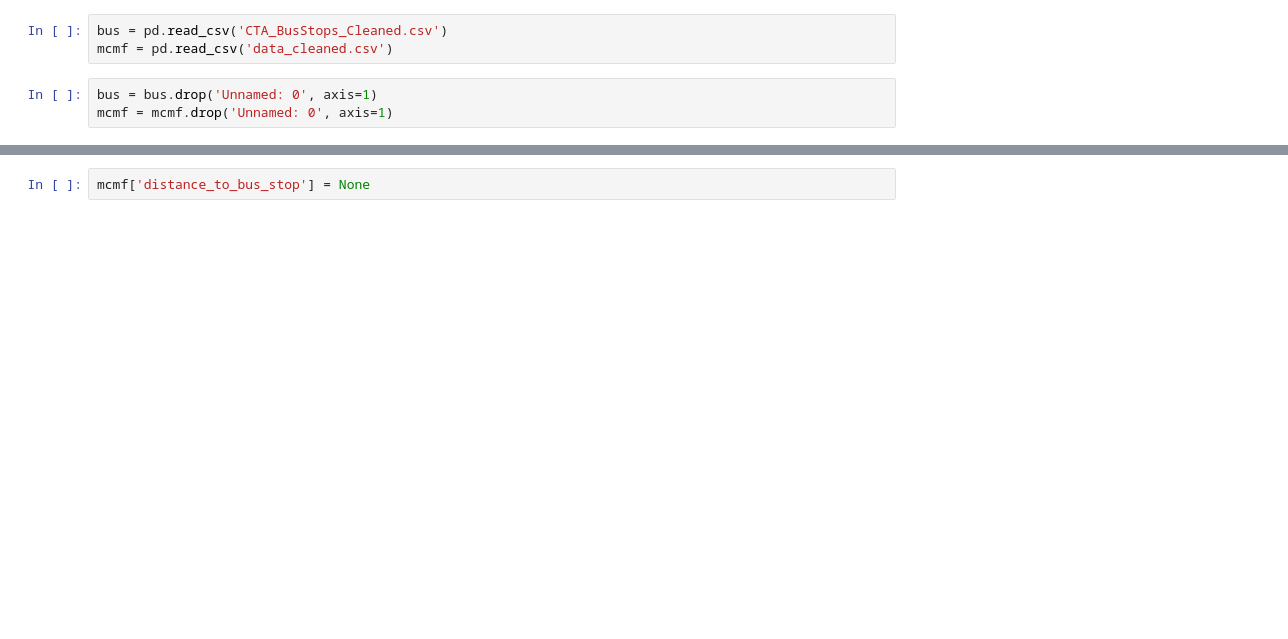
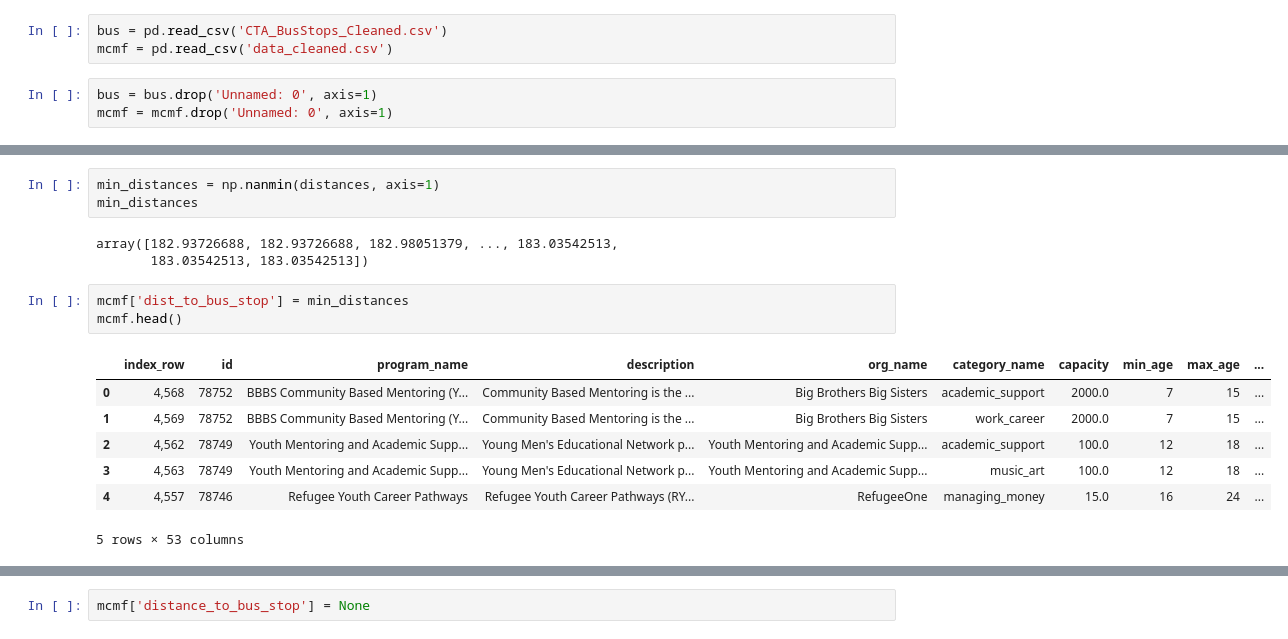
Before and after one commit to ada-zhong/STAT-390-Project, a Jupyter notebook: MCMF/Longitude Latitude Calculations.ipynb, the cells around one changed output, grey strips where cells are left out. Cells and saved outputs as stored; diff of their text form; blank space fills up the shorter version.

```diff
--- a/MCMF/Longitude Latitude Calculations.ipynb
+++ b/MCMF/Longitude Latitude Calculations.ipynb
@@ -9,0 +57,17 @@ mcmf = mcmf.drop('Unnamed: 0', axis=1)
+# %%
+min_distances = np.nanmin(distances, axis=1)
+min_distances
+# %% [output]
+array([182.93726688, 182.93726688, 182.98051379, ..., 183.03542513,
+       183.03542513, 183.03542513])
+# %%
+mcmf['dist_to_bus_stop'] = min_distances
+mcmf.head()
+# %% [output]
+|  | index_row | id | program_name | description | org_name | category_name | capacity | min_age | max_age | ... |
+| 0 | 4,568 | 78752 | BBBS Community Based Mentoring (Y... | Community Based Mentoring is the ... | Big Brothers Big Sisters | academic_support | 2000.0 | 7 | 15 | ... |
+| 1 | 4,569 | 78752 | BBBS Community Based Mentoring (Y... | Community Based Mentoring is the ... | Big Brothers Big Sisters | work_career | 2000.0 | 7 | 15 | ... |
+| 2 | 4,562 | 78749 | Youth Mentoring and Academic Supp... | Young Men's Educational Network p... | Youth Mentoring and Academic Supp... | academic_support | 100.0 | 12 | 18 | ... |
+| 3 | 4,563 | 78749 | Youth Mentoring and Academic Supp... | Young Men's Educational Network p... | Youth Mentoring and Academic Supp... | music_art | 100.0 | 12 | 18 | ... |
+| 4 | 4,557 | 78746 | Refugee Youth Career Pathways | Refugee Youth Career Pathways (RY... | RefugeeOne | managing_money | 15.0 | 16 | 24 | ... |
+5 rows × 53 columns
```
Also changed, not shown: parts of 13 cells of this notebook.
